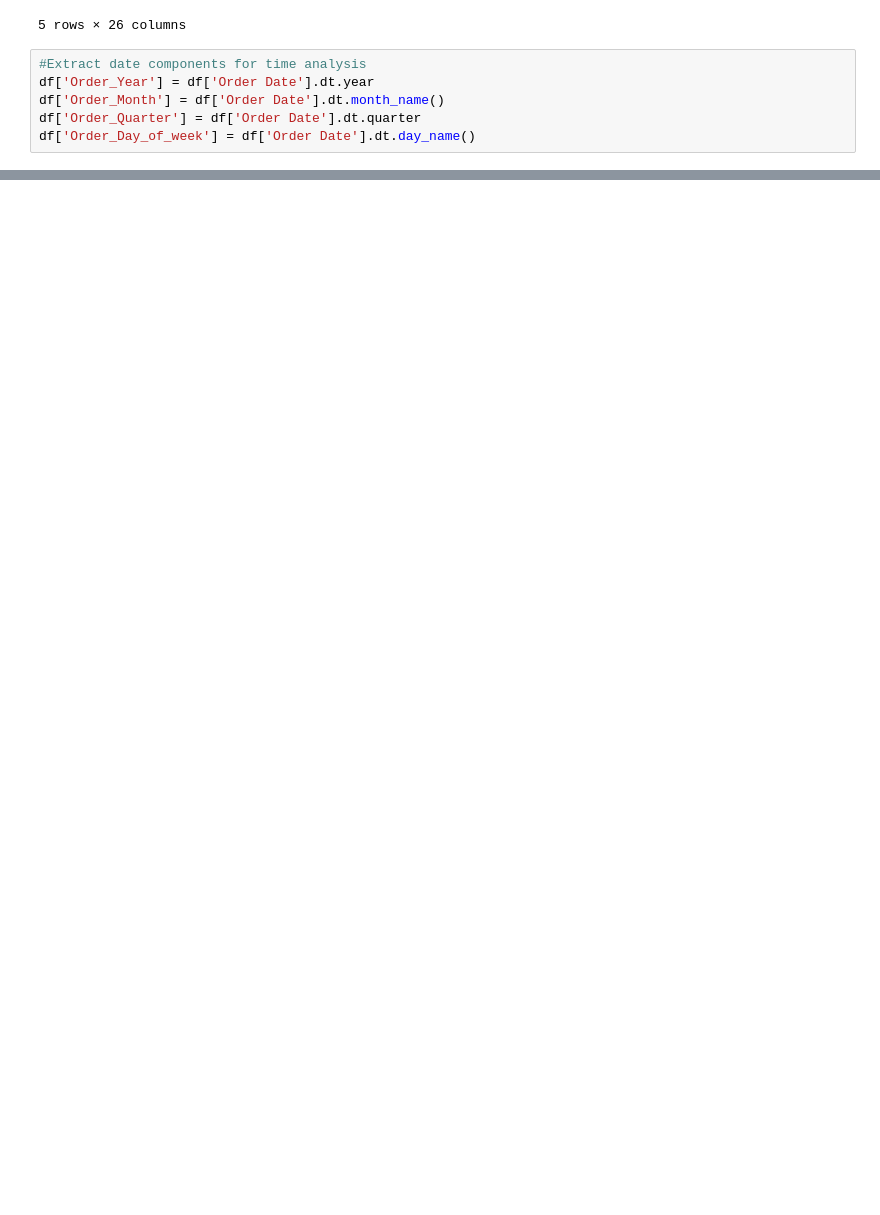
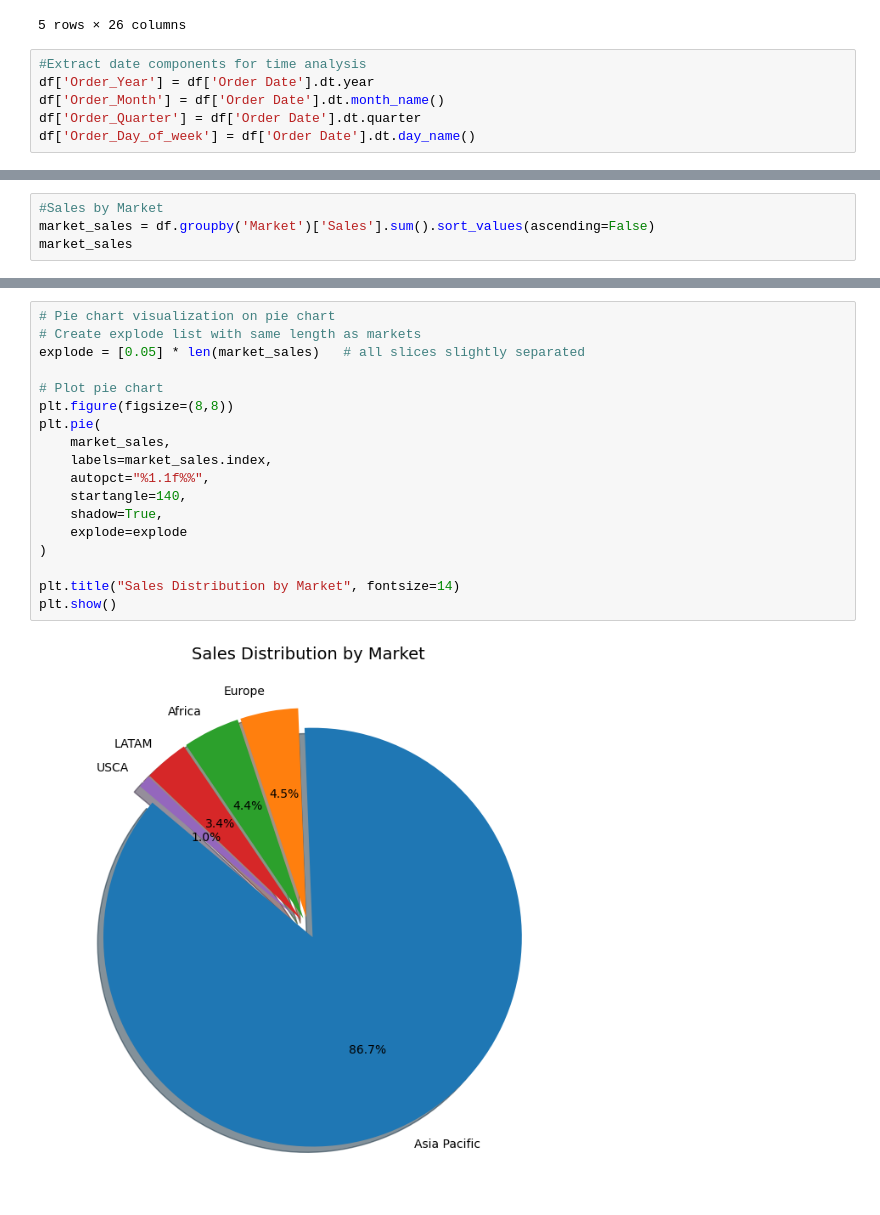
Before and after one commit to Lenmbugua/Analytics-Practice-Datasets, a Jupyter notebook: GlobalSuperstore.ipynb, the cells around one changed output, grey strips where cells are left out. Saved outputs shown, nothing was run; the diff lists cells and outputs as text; blank space fills up the shorter version.

```diff
--- a/GlobalSuperstore.ipynb
+++ b/GlobalSuperstore.ipynb
@@ -301,0 +354,4 @@ df.head()
+# %%
+#Sales by Market
+market_sales = df.groupby('Market')['Sales'].sum().sort_values(ascending=False)
+market_sales
@@ -301,0 +374,20 @@ df.head()
+# %%
+# Pie chart visualization on pie chart
+# Create explode list with same length as markets
+explode = [0.05] * len(market_sales)   # all slices slightly separated
+
+# Plot pie chart
+plt.figure(figsize=(8,8))
+plt.pie(
+    market_sales,
+    labels=market_sales.index,
+    autopct="%1.1f%%",
+    startangle=140,
+    shadow=True,
+    explode=explode
+)
+
+plt.title("Sales Distribution by Market", fontsize=14)
+plt.show()
+# %% [output]
+[figure, added]
```
Also changed, not shown: parts of 19 cells of this notebook.
